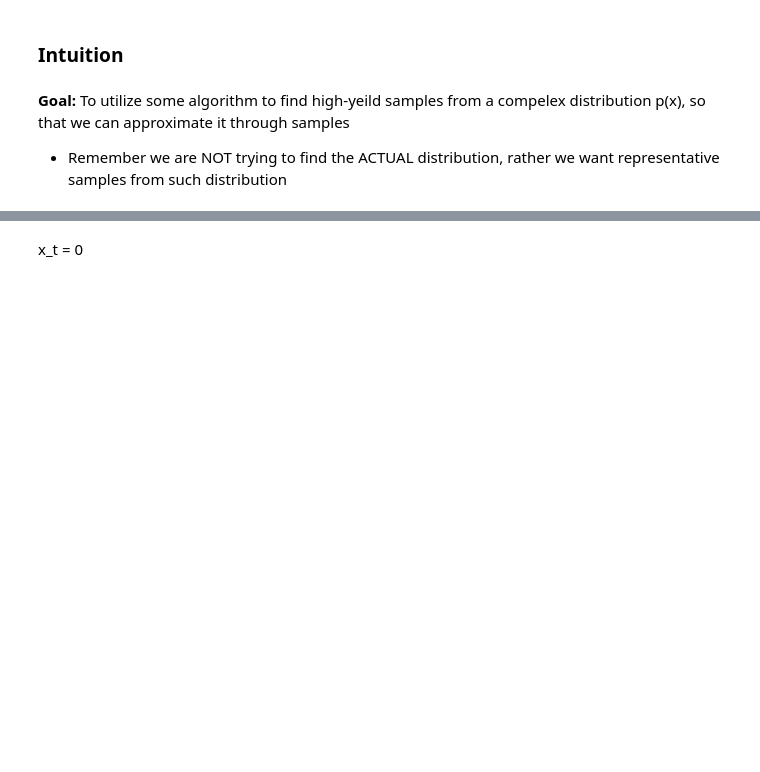
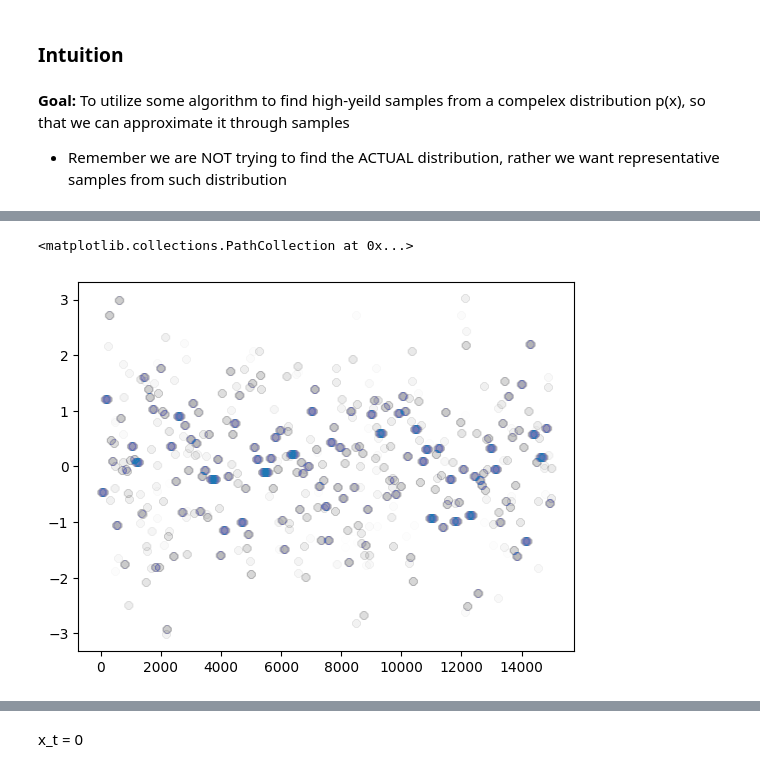
Before and after one commit to Retrospek/Explore, a Jupyter notebook: ProbabilityTheory/MarkovChainMonteCarlo.ipynb, the cells around one changed output, grey strips where cells are left out. Saved outputs shown, nothing was run; the diff lists cells and outputs as text; code cells hidden in the pictures; blank space fills up the shorter version.

```diff
--- a/ProbabilityTheory/MarkovChainMonteCarlo.ipynb
+++ b/ProbabilityTheory/MarkovChainMonteCarlo.ipynb
@@ -56,0 +57,5 @@ plt.hist(samples)
+# %%
+plt.scatter(x=np.linspace(start=0, stop=len(samples) - 1, num=len(samples)), y=samples, alpha=0.005)
+# %% [output]
+<matplotlib.collections.PathCollection at 0x...>
+[figure, added]
```
Also changed, not shown: parts of 3 cells of this notebook.
